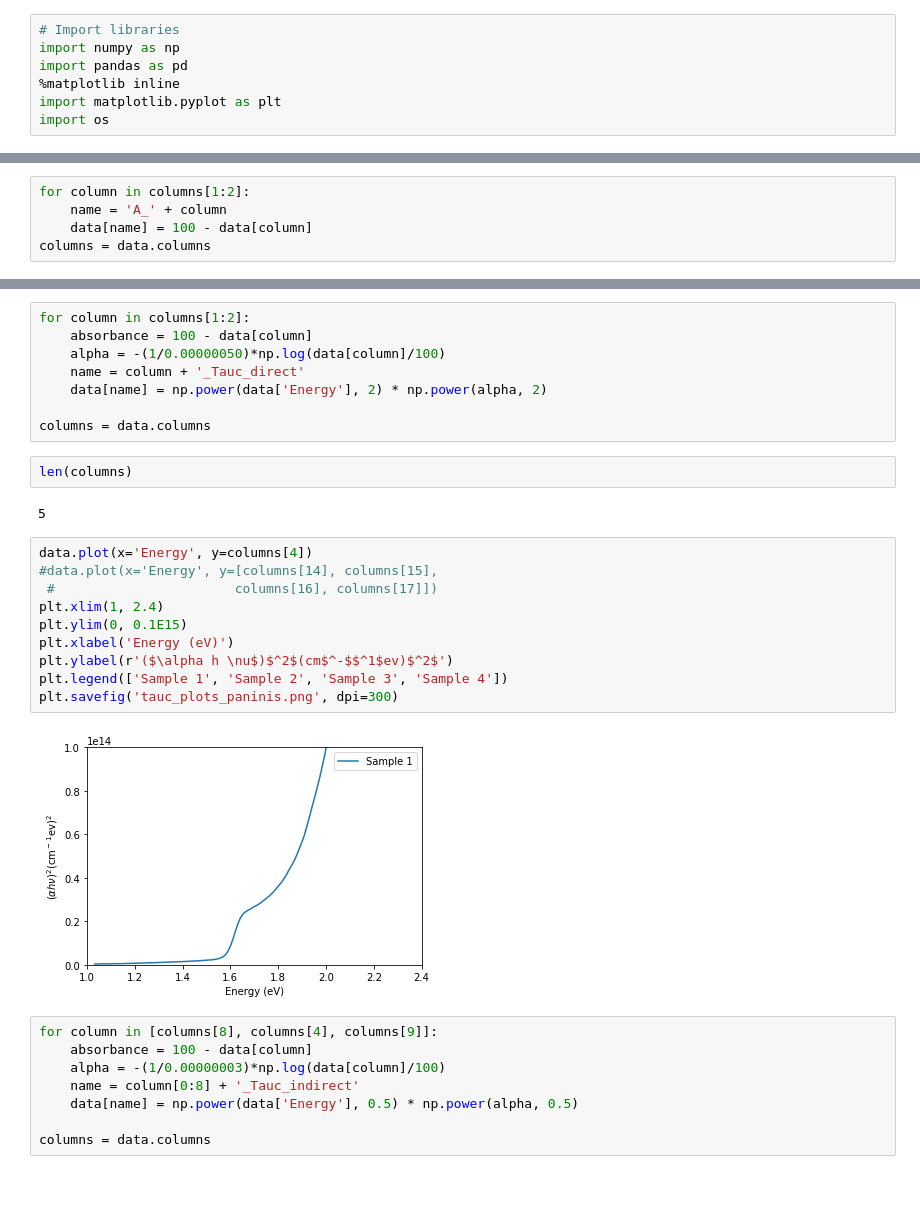
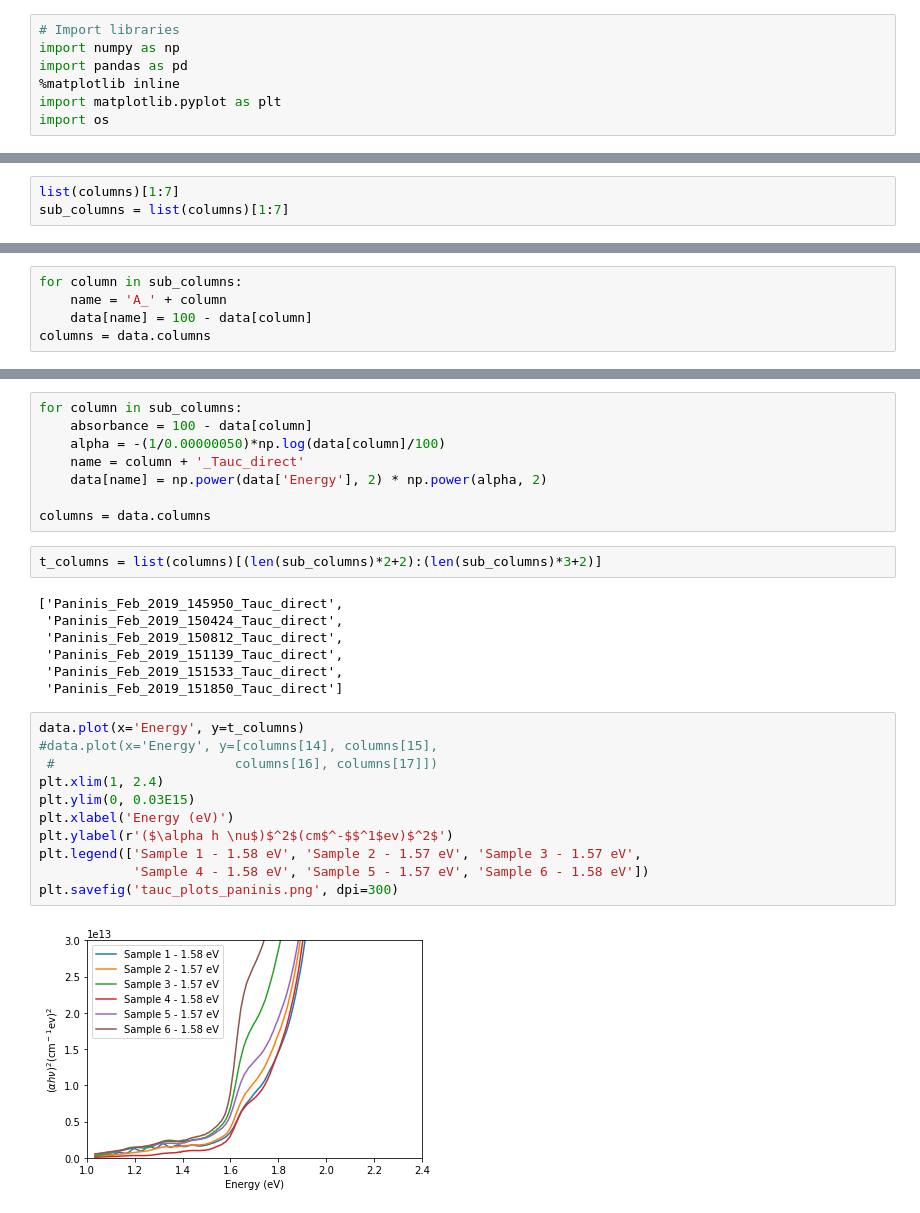
Before and after one commit to orlando-trejo/Dasgroupta, a Jupyter notebook: UV-vis-2.ipynb, the cells around one changed output, grey strips where cells are left out. Cells and saved outputs as stored; diff of their text form; blank space fills up the shorter version.

Commit message:
updated dataset, notebook, and image plot

```diff
--- a/UV-vis-2.ipynb
+++ b/UV-vis-2.ipynb
@@ -34,0 +24,3 @@ data.plot(x=columns[0], y=columns[1])
+# %%
+list(columns)[1:7]
+sub_columns = list(columns)[1:7]
@@ -35,5 +32,5 @@ data.plot(x=columns[0], y=columns[1])
 # %%
-for column in columns[1:2]:
+for column in sub_columns:
     name = 'A_' + column
     data[name] = 100 - data[column]
 columns = data.columns
@@ -51,32 +53,30 @@ data.plot(x=columns[0], y=columns[3])
 # %%
-for column in columns[1:2]:
+for column in sub_columns:
     absorbance = 100 - data[column]
     alpha = -(1/0.00000050)*np.log(data[column]/100)
     name = column + '_Tauc_direct'
     data[name] = np.power(data['Energy'], 2) * np.power(alpha, 2)
 
 columns = data.columns
-# %%
-len(columns)
-# %% [output]
-5
+# %%
+t_columns = list(columns)[(len(sub_columns)*2+2):(len(sub_columns)*3+2)]
+# %% [output]
+['Paninis_Feb_2019_145950_Tauc_direct',
+ 'Paninis_Feb_2019_150424_Tauc_direct',
+ 'Paninis_Feb_2019_150812_Tauc_direct',
+ 'Paninis_Feb_2019_151139_Tauc_direct',
+ 'Paninis_Feb_2019_151533_Tauc_direct',
+ 'Paninis_Feb_2019_151850_Tauc_direct']
 # %%
-data.plot(x='Energy', y=columns[4])
+data.plot(x='Energy', y=t_columns)
 #data.plot(x='Energy', y=[columns[14], columns[15],
  #                       columns[16], columns[17]])
 plt.xlim(1, 2.4)
-plt.ylim(0, 0.1E15)
+plt.ylim(0, 0.03E15)
 plt.xlabel('Energy (eV)')
 plt.ylabel(r'($\alpha h \nu$)$^2$(cm$^-$$^1$ev)$^2$')
-plt.legend(['Sample 1', 'Sample 2', 'Sample 3', 'Sample 4'])
+plt.legend(['Sample 1 - 1.58 eV', 'Sample 2 - 1.57 eV', 'Sample 3 - 1.57 eV',
+            'Sample 4 - 1.58 eV', 'Sample 5 - 1.57 eV', 'Sample 6 - 1.58 eV'])
 plt.savefig('tauc_plots_paninis.png', dpi=300)
 # %% [output]
-[figure, old version]
+[figure, new version]
-# %%
-for column in [columns[8], columns[4], columns[9]]:
-    absorbance = 100 - data[column]
-    alpha = -(1/0.00000003)*np.log(data[column]/100)
-    name = column[0:8] + '_Tauc_indirect'
-    data[name] = np.power(data['Energy'], 0.5) * np.power(alpha, 0.5)
-
-columns = data.columns
```
Also changed, not shown: parts of 12 cells of this notebook, 2 other files.
